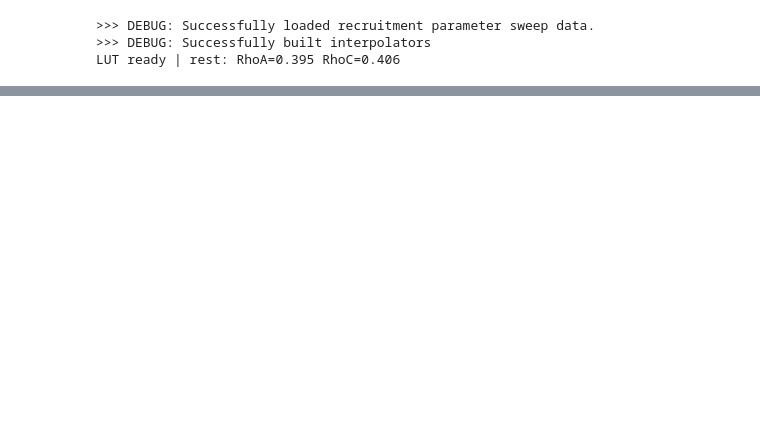
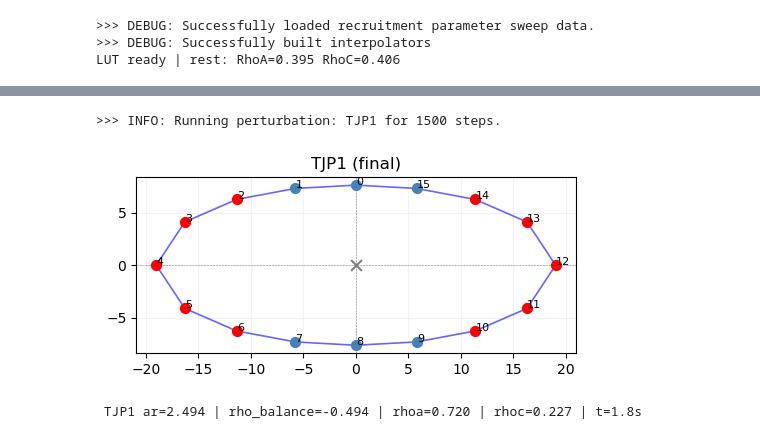
Before and after one commit to emilieyuu/endotehelial-masboss, a Jupyter notebook: notebooks/16_abm_runs.ipynb, the cells around one changed output, grey strips where cells are left out. Drawn from its saved outputs; the diff is of its cells as text; code cells hidden in the pictures; blank space fills up the shorter version.

```diff
--- a/notebooks/16_abm_runs.ipynb
+++ b/notebooks/16_abm_runs.ipynb
@@ -46,3 +84,7 @@ res_dsp_jcad['cell_final'], res_dsp_jcad['springs_final']
 # %%
-res_tjp1 = run_abm_sim_single(tjp1_cfg, lut, 3000, 'TJP1', True)
+res_tjp1 = run_abm_sim_single(tjp1_cfg, lut, 'TJP1', True)
+# %% [output]
+>>> INFO: Running perturbation: TJP1 for 1500 steps.
+[figure, added]
+ TJP1 ar=2.494 | rho_balance=-0.494 | rhoa=0.720 | rhoc=0.227 | t=1.8s
 # %%
```
Also changed, not shown: parts of 13 cells of this notebook, 2 other files.
